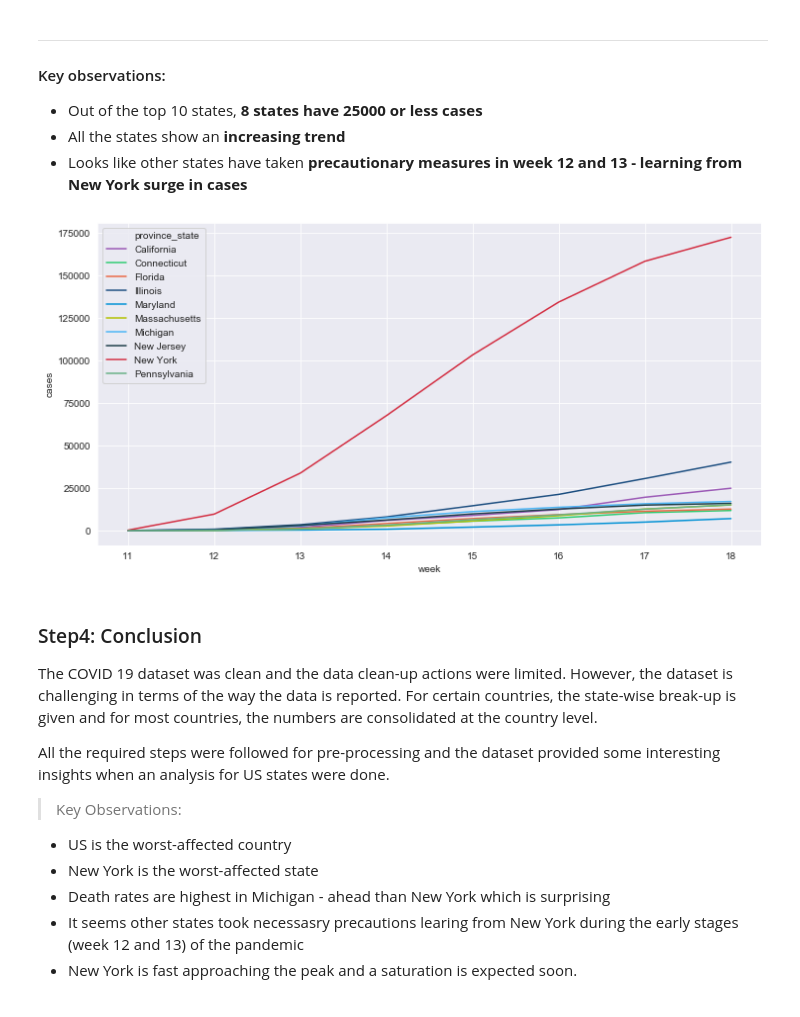
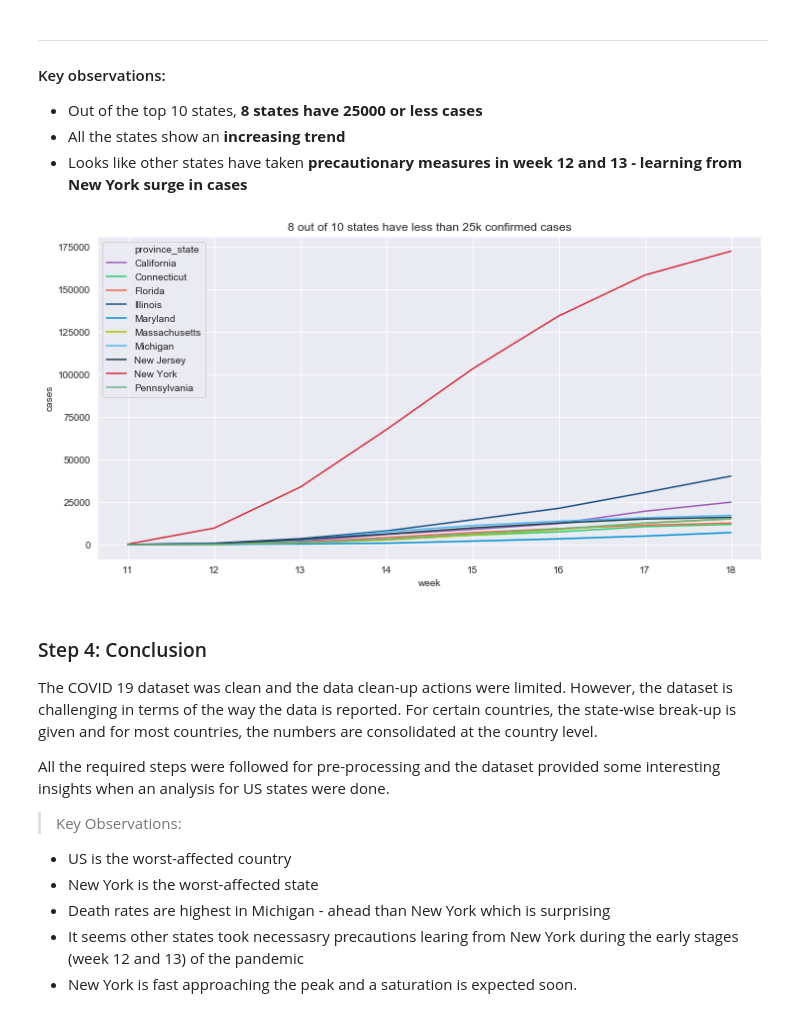
Before and after one commit to hazeez/IDS13, a Jupyter notebook: hackathon-python/covid-19.ipynb, the cells around one changed output. Saved outputs shown, nothing was run; the diff lists cells and outputs as text; code cells hidden in the pictures.

```diff
--- a/hackathon-python/covid-19.ipynb
+++ b/hackathon-python/covid-19.ipynb
@@ -475,12 +476,13 @@ covid_us_df = covid_us_df[covid_us_df.week > 10]
 # %%
 # cases in top 10 states over months
 plt.figure(figsize=(12,6))
 sns.lineplot(x='week', y='cases', data=covid_us_df, hue='province_state', palette=sns.set_palette(flatui, n_colors =10))
+plt.title('8 out of 10 states have less than 25k confirmed cases')
 plt.show()
 # %% [output]
-[figure, old version]
+[figure, new version]
 # %% [markdown]
-### Step4: Conclusion
+### Step 4: Conclusion
 
 The COVID 19 dataset was clean and the data clean-up actions were limited. However, the dataset is challenging in terms of the way the data is reported. For certain countries, the state-wise break-up is given and for most countries, the numbers are consolidated at the country level.
 
```
Also changed, not shown: parts of 2 cells of this notebook.
